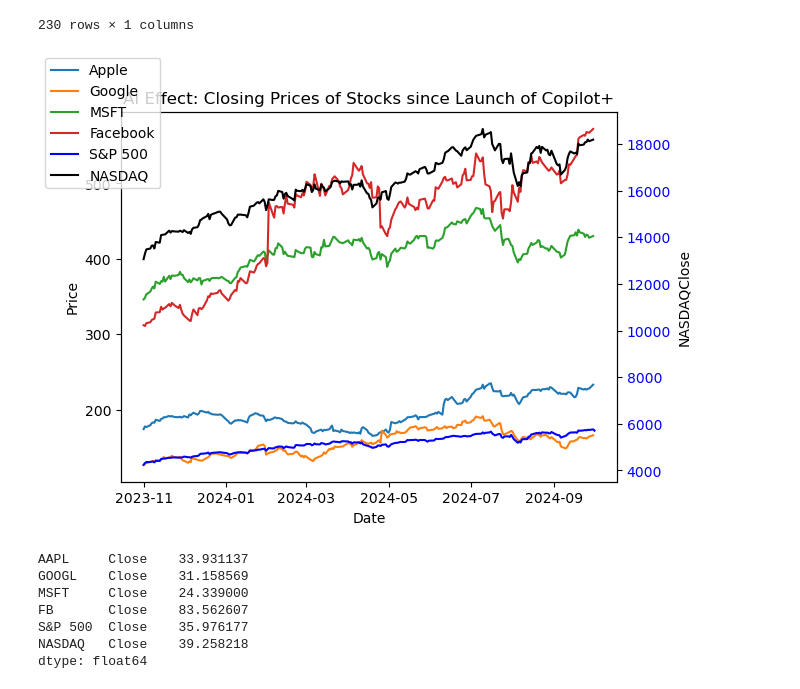
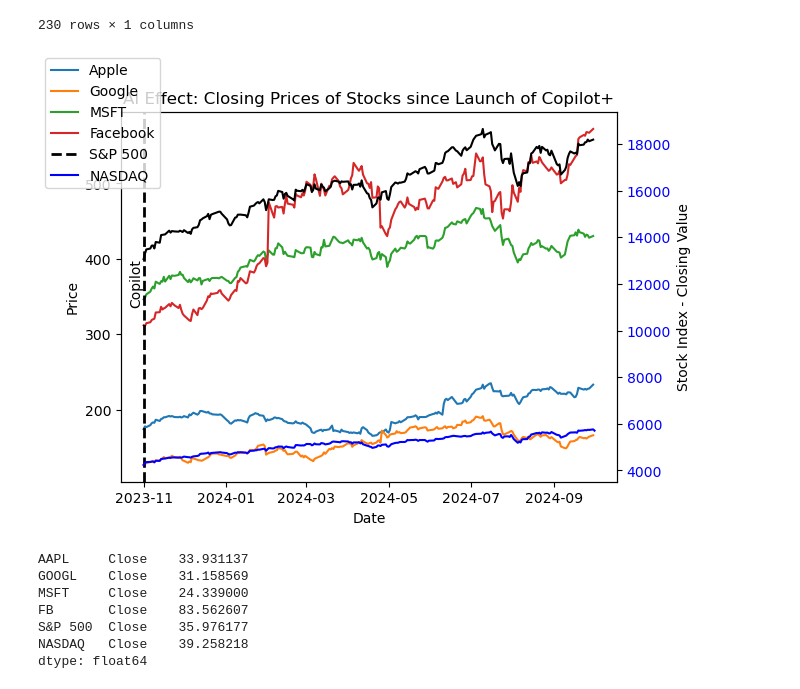
Before and after one commit to KingCam12/Project1_Group3, a Jupyter notebook: project1_group3.ipynb, the cells around one changed output. Saved outputs shown, nothing was run; the diff lists cells and outputs as text; code cells hidden in the pictures.

```diff
--- a/project1_group3.ipynb
+++ b/project1_group3.ipynb
@@ -646,32 +656,37 @@ sp500_data_AI2
 # %%
 # Create a figure and axis
 fig, ax1 = plt.subplots()
 
 # Plot the closing prices of the stocks on left y-axis
 ax1.plot(apple_data_AI2['Close'], label=["MSFT"])
 ax1.plot(google_data_AI2['Close'], label=["Google"])
 ax1.plot(microsoft_data_AI2['Close'], label=["Apple"])
 ax1.plot(facebook_data_AI2['Close'], label=["Facebook"])
 ax1.set_xlabel("Date")
 ax1.set_ylabel("Price")
 ax1.tick_params(axis="y")
 
+# Draw a verticle line for release of Copilot+ (2023-11-01) (Black Line)
+date_value = pd.to_datetime('2023-11-01')
+ax1.axvline(date_value, color='black', linestyle='--', lw=2)
+# Add text annotation for ChatGPT
+ax1.text(date_value, 400, "Copilot", color='black', rotation=90, ha='right', va='top')
+
 # Create a second y-axis for the S&P 500
 ax2 = ax1.twinx()
 
 # Plot the S&P 500 on the right y-axis
 ax2.plot(sp500_data_AI2, color="b", label="S&P 500")
 ax2.plot(nasdaq_data_AI2['Close'], color="black", label="NASDAQ")
-ax2.set_ylabel("S&P500" + "Close", color="b")
-ax2.set_ylabel("NASDAQ" + "Close", color="black")
+ax2.set_ylabel("Stock Index - Closing Value", color="black")
 ax2.tick_params(axis="y", labelcolor="b")
 
 # Show the plot
 plt.title("AI Effect: Closing Prices of Stocks since Launch of Copilot+")
 fig.legend(["Apple", "Google", "MSFT", "Facebook", "S&P 500", "NASDAQ"], loc="upper left")
 plt.show()
 # %% [output]
-[figure, old version]
+[figure, new version]
 # %%
 # Return on all 4 stocks vs S&P 500 since 2023-11-01 (launch of Copilot+ - Microsoft's AI bot)
 start_prices = closing_prices_AI2.iloc[0]
```
Also changed, not shown: parts of 20 cells of this notebook, 3 other files.
